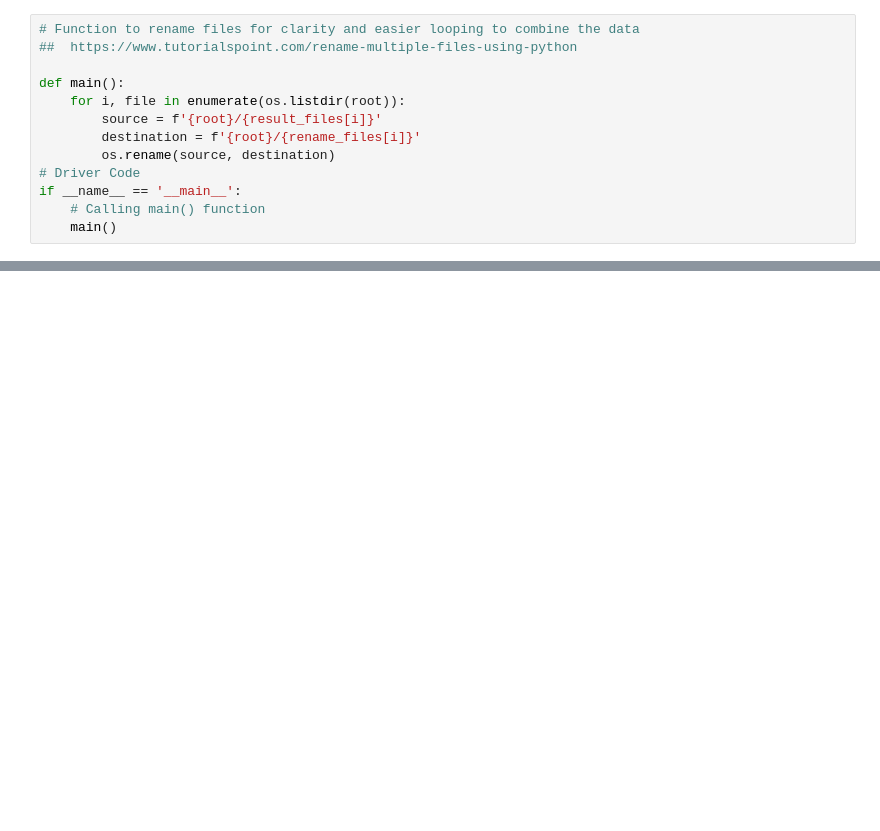
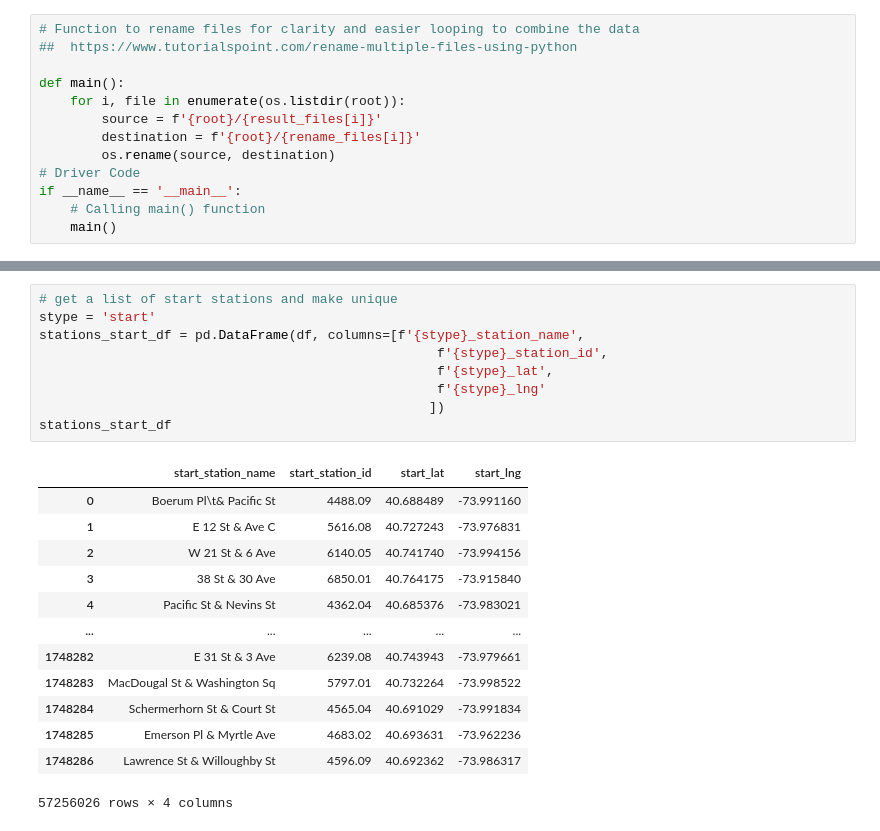
Before and after one commit to mugsiemx/Tableau-challenge, a Jupyter notebook: Tableau_City_Bike_Cleaning.ipynb, the cells around one changed output, grey strips where cells are left out. Cells and saved outputs as stored; diff of their text form; blank space fills up the shorter version.

Commit message:
data separated into stations, start ride, end ride

```diff
--- a/Tableau_City_Bike_Cleaning.ipynb
+++ b/Tableau_City_Bike_Cleaning.ipynb
@@ -101,0 +225,23 @@ df.shape
+# %%
+# get a list of start stations and make unique
+stype = 'start'
+stations_start_df = pd.DataFrame(df, columns=[f'{stype}_station_name',
+                                                   f'{stype}_station_id',
+                                                   f'{stype}_lat',
+                                                   f'{stype}_lng'
+                                                  ])
+stations_start_df
+# %% [output]
+|  | start_station_name | start_station_id | start_lat | start_lng |
+| 0 | Boerum Pl\t& Pacific St | 4488.09 | 40.688489 | -73.991160 |
+| 1 | E 12 St & Ave C | 5616.08 | 40.727243 | -73.976831 |
+| 2 | W 21 St & 6 Ave | 6140.05 | 40.741740 | -73.994156 |
+| 3 | 38 St & 30 Ave | 6850.01 | 40.764175 | -73.915840 |
+| 4 | Pacific St & Nevins St | 4362.04 | 40.685376 | -73.983021 |
+| ... | ... | ... | ... | ... |
+| 1748282 | E 31 St & 3 Ave | 6239.08 | 40.743943 | -73.979661 |
+| 1748283 | MacDougal St & Washington Sq | 5797.01 | 40.732264 | -73.998522 |
+| 1748284 | Schermerhorn St & Court St | 4565.04 | 40.691029 | -73.991834 |
+| 1748285 | Emerson Pl & Myrtle Ave | 4683.02 | 40.693631 | -73.962236 |
+| 1748286 | Lawrence St & Willoughby St | 4596.09 | 40.692362 | -73.986317 |
+57256026 rows × 4 columns
```
Also changed, not shown: parts of 23 cells of this notebook.
